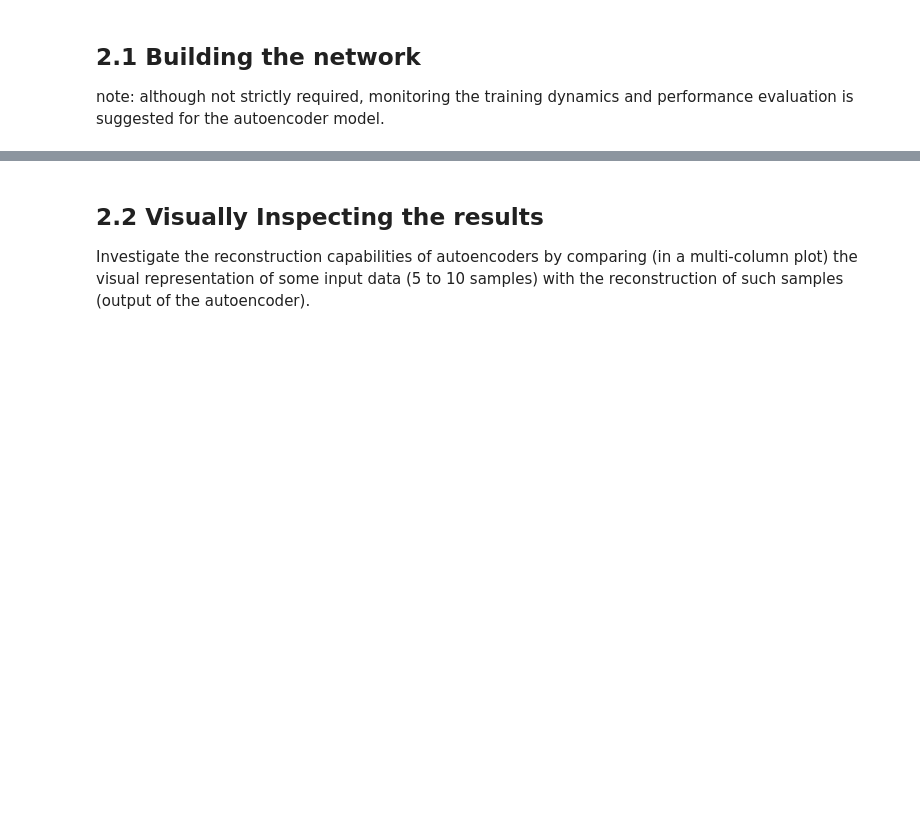
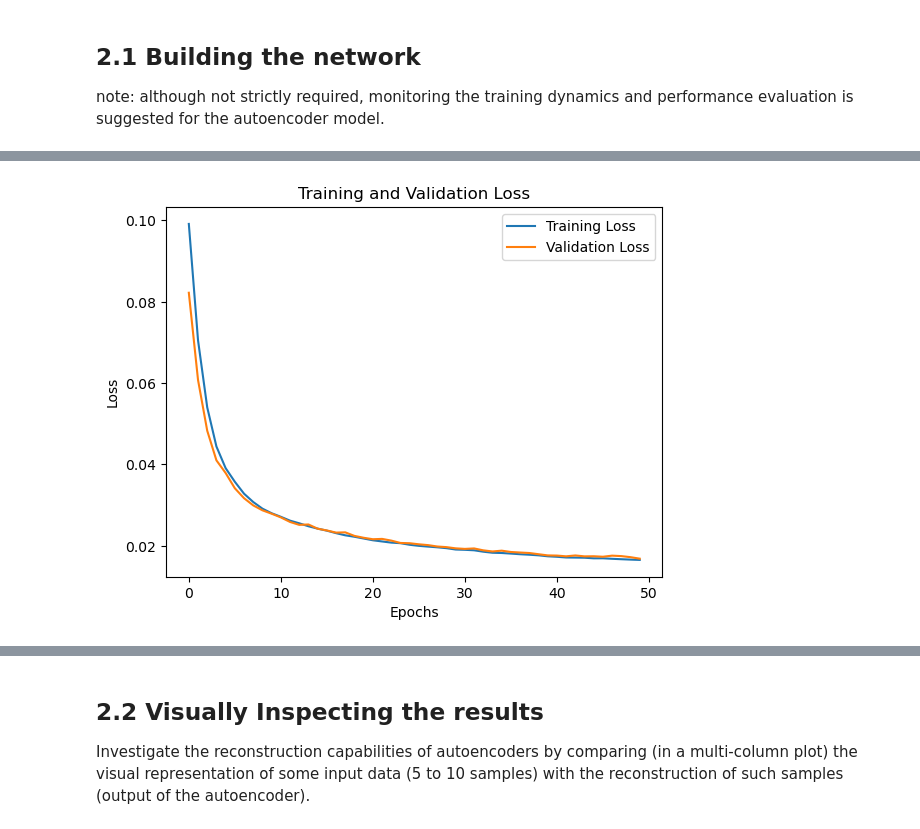
Before and after one commit to andreamoleri/AML-Assignments, a Jupyter notebook: Assignment 2/Assignment 2.ipynb, the cells around one changed output, grey strips where cells are left out. Drawn from its saved outputs; the diff is of its cells as text; code cells hidden in the pictures; blank space fills up the shorter version.

```diff
--- a/Assignment 2/Assignment 2.ipynb
+++ b/Assignment 2/Assignment 2.ipynb
@@ -195,3 +654,86 @@ Visually investigate the reconstruction abilities of such an architecture, e.g.
 ## 2.1 Building the network
 
 note: although not strictly required, monitoring the training dynamics and performance evaluation is suggested for the autoencoder model.
+# %%
+# Set the seed for reproducibility
+from numpy.random import seed
+import tensorflow as tf
+
+# Chosen seed value for reproducibility
+cherrypicked_seed = 1
+
+# Set random seeds for numpy and TensorFlow to ensure reproducible results
+seed(cherrypicked_seed)
+tf.random.set_seed(cherrypicked_seed)
+
+# Import necessary libraries
+from tensorflow.keras.layers import Input, Dense
+from tensorflow.keras.models import Model
+import numpy as np
+import matplotlib.pyplot as plt
+
+# Assume the dataset is similar to the one used previously in the model
+# with training and test data preprocessed.
+
+# Parameters for the autoencoder
+input_dim = 1092  # Set input dimension, adjust based on your dataset
+encoding_dim = 40  # Compression factor (chosen value between 20 and 30, e.g., 40)
+activation = "relu"  # Activation function used in hidden layers
+
+# Build the autoencoder
+
+# Define the input layer
+input_layer = Input(shape=(input_dim,))
+
+# Encoder: progressively reduce the dimensionality of the input
+encoded_1 = Dense(512, activation=activation)(input_layer)  # First encoding layer
+encoded_2 = Dense(256, activation=activation)(encoded_1)  # Second encoding layer
+encoded_3 = Dense(128, activation=activation)(encoded_2)  # Third encoding layer
+encoded = Dense(encoding_dim, activation=activation)(encoded_3)  # Compressed encoding (smaller dimension)
+
+# Decoder: reconstruct the original input from the encoded representation
+decoded_1 = Dense(128, activation=activation)(encoded)  # First decoding layer
+decoded_2 = Dense(256, activation=activation)(decoded_1)  # Second decoding layer
+decoded_3 = Dense(512, activation=activation)(decoded_2)  # Third decoding layer
+decoded = Dense(input_dim, activation='sigmoid')(decoded_3)  # Output layer (sigmoid to get values between 0 and 1)
+
+# Create the autoencoder model (encoding and decoding)
+autoencoder = Model(input_layer, decoded)
+
+# Create the encoder model to visualize only the compression part
+encoder_model = Model(input_layer, encoded)
+
+# Create the decoder model (from the encoded representation to the reconstruction of the input)
+decoder_model = Model(encoded, decoded)
+
+# Summarize the autoencoder model's architecture
+autoencoder.summary()
+
+# Compile the autoencoder model
+autoencoder.compile(optimizer="adam", loss='mse', metrics=['mse'])  # Use mean squared error (MSE) as the loss metric
+
+# Train the autoencoder
+history = autoencoder.fit(x_train, x_train,  # Autoencoder is trained with the same data as input and target
+                          epochs=50,  # Set number of epochs
+                          batch_size=1024,  # Set batch size for training
+                          validation_data=(x_test, x_test),  # Use validation data (same input for target)
+                          shuffle=True)  # Shuffle the data at each epoch for better training performance
+
+# Plot the loss curve during training
+plt.plot(history.history['loss'], label='Training Loss')
+plt.plot(history.history['val_loss'], label='Validation Loss')
+plt.title('Training and Validation Loss')
+plt.xlabel('Epochs')
+plt.ylabel('Loss')
+plt.legend()
+plt.show()
+
+# Plot the MSE curve during training
+plt.plot(history.history['mse'], label='Training MSE')
+plt.plot(history.history['val_mse'], label='Validation MSE')
+plt.title('Training and Validation MSE')
+plt.xlabel('Epochs')
+plt.ylabel('MSE')
+plt.legend()
+plt.show()
+# %% [output]
@@ -197,0 +778 @@ note: although not strictly required, monitoring the training dynamics and perfo
+[figure, added]
```
Also changed, not shown: parts of 12 cells of this notebook.
